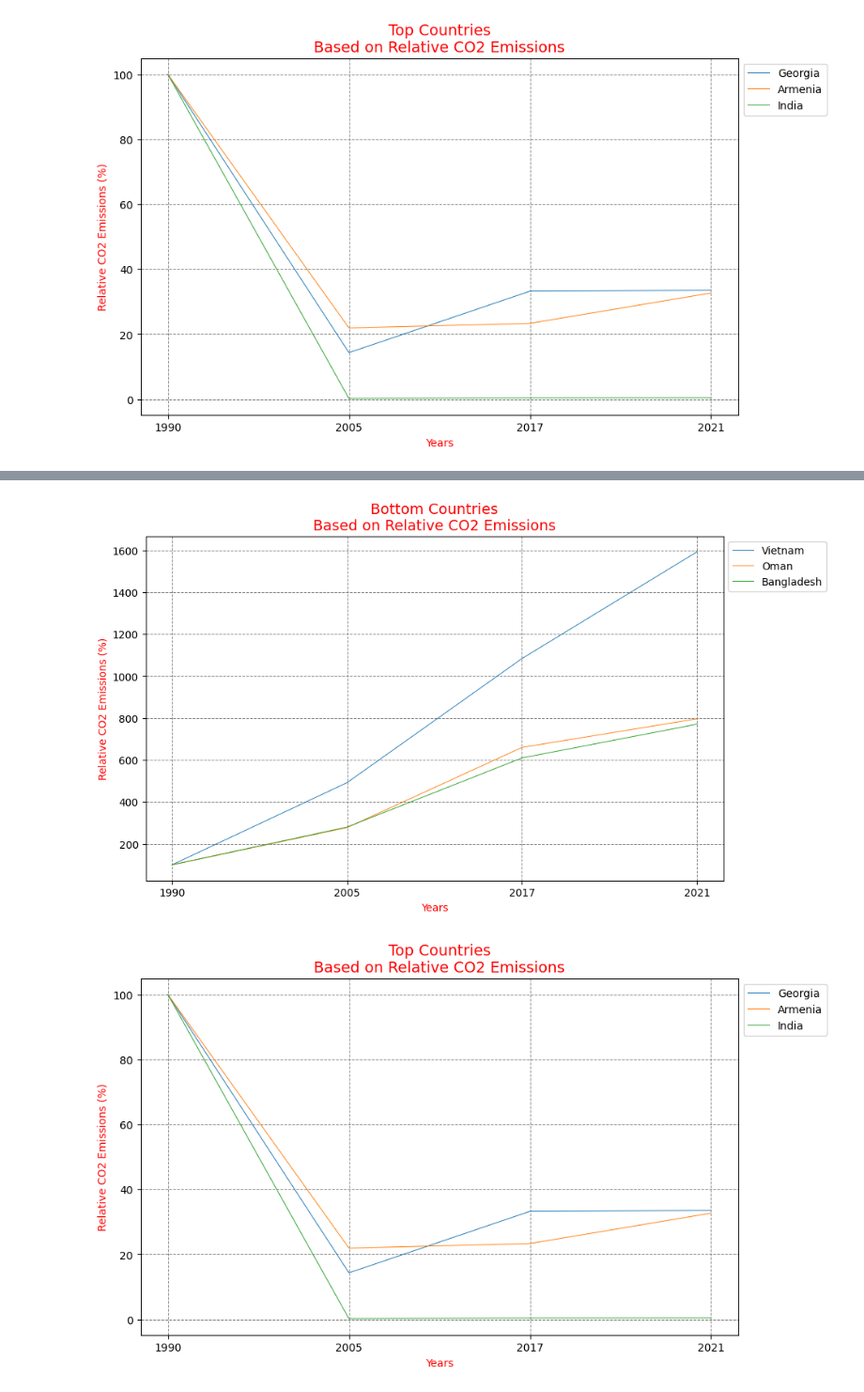
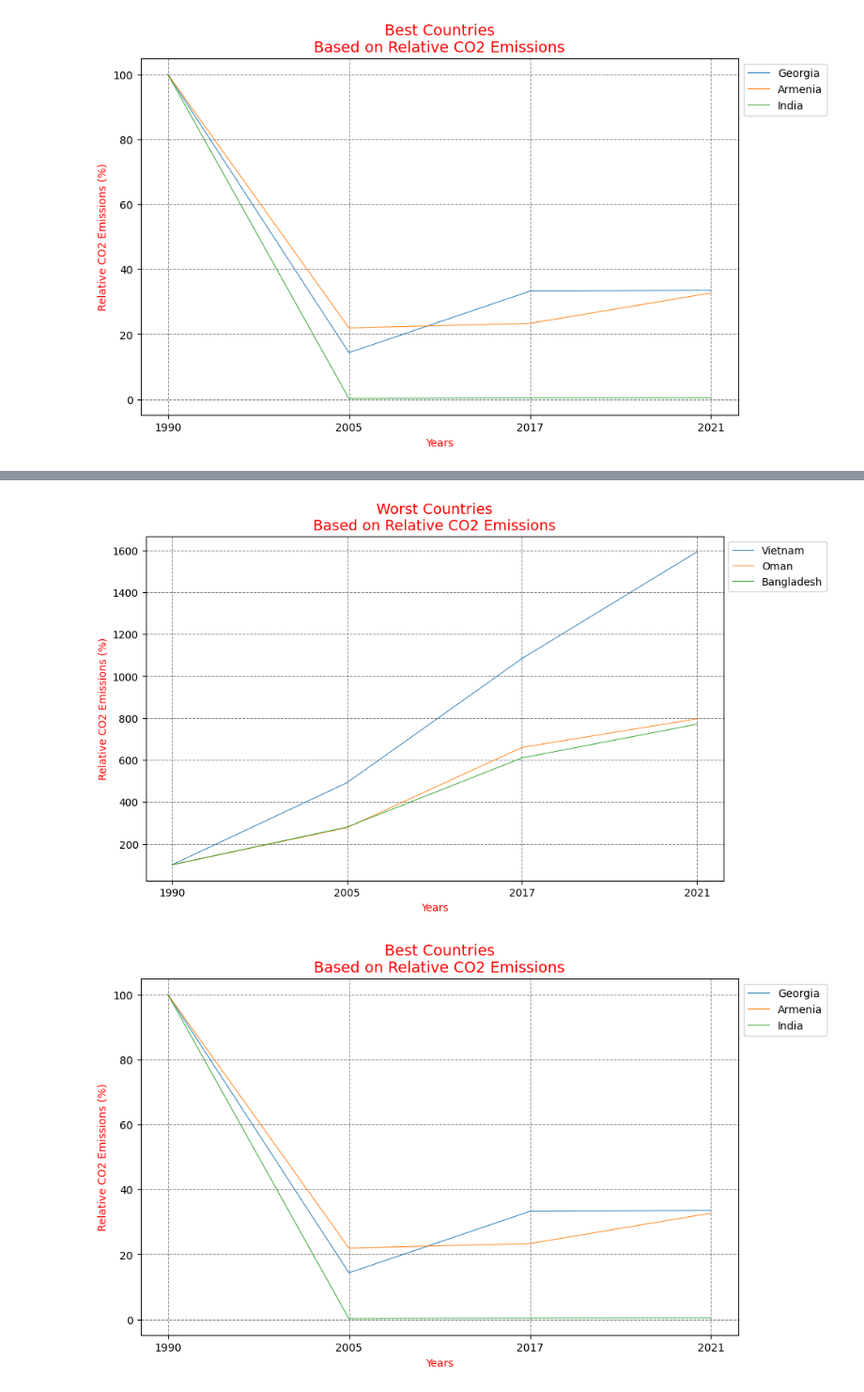
Before and after one commit to farimaahchz/04-Global-CO2-Emissions, a Jupyter notebook: Assignment_Global_CO2_Emissions.ipynb, the cells around one changed output, grey strips where cells are left out. Shown at 94% size. Cells and saved outputs as stored; diff of their text form; code cells hidden in the pictures.

```diff
--- a/Assignment_Global_CO2_Emissions.ipynb
+++ b/Assignment_Global_CO2_Emissions.ipynb
@@ -11,8 +8,11 @@ The google.colab.data_table extension is already loaded. To reload it, use:
 # %%
-#importing dataframe and checking if it has been loaded properly
-df = pd.read_csv('co2_emissions.csv')
+#importing dataframe from git and checking if it has been loaded properly
+url = 'https://raw.githubusercontent.com/farimaahchz/04-Global-CO2-Emissions/main/co2_emissions.csv'
+df = pd.read_csv(url)
 
+# Dataset is now stored in a Pandas Dataframe
 # Print the multi-index DataFrame
+
 print("Multi-index DataFrame:")
 df
 # %% [output]
@@ -259,34 +258,33 @@ Name: Country, dtype: object
 # %%
 #making chart for filtered top 3 and bottom 3
 
 # x-axis, years of 1990, 2005, 2017 and 2021
 #y-axis, relative_change
 
 fig, ax1 = plt.subplots(figsize=(10, 6))
 fig, ax2 = plt.subplots(figsize=(10, 6))
 
 # Plot the worst three countries
-
 for i, country in worst_countries_filtered.iterrows():
   ax1.plot(years, country[years], label= country[0], linewidth= 0.7 )
 
-# Plot the worst three countries
+# Plot the best three countries
 for i, country in best_countries_filtered.iterrows():
   ax2.plot(years, country[years], label= country[0], linewidth= 0.7 )
 
 ax1.legend(loc='upper left', bbox_to_anchor=(1, 1))
 ax1.set_xlabel('Years', fontsize=10, color= 'red')
 ax1.set_ylabel('Relative CO2 Emissions (%)', fontsize=10, color= 'red')
-ax1.set_title('Bottom Countries\nBased on Relative CO2 Emissions', fontsize=14, color='red')
+ax1.set_title('Worst Countries\nBased on Relative CO2 Emissions', fontsize=14, color='red')
 ax1.grid(linewidth= 0.7, linestyle='--', color = 'gray')
 
 ax2.legend(loc='upper left', bbox_to_anchor=(1, 1))
 ax2.set_xlabel('Years', fontsize=10, color= 'red')
 ax2.set_ylabel('Relative CO2 Emissions (%)', fontsize=10, color= 'red' )
-ax2.set_title('Top Countries\nBased on Relative CO2 Emissions', fontsize=14, color='red')
+ax2.set_title('Best Countries\nBased on Relative CO2 Emissions', fontsize=14, color='red')
 ax2.grid(linewidth= 0.7, linestyle='--', color = 'gray')
 
 plt.show()
 # %% [output]
-[figure, old version]
+[figure, new version]
 [figure]
```
Also changed, not shown: parts of 4 cells of this notebook.
